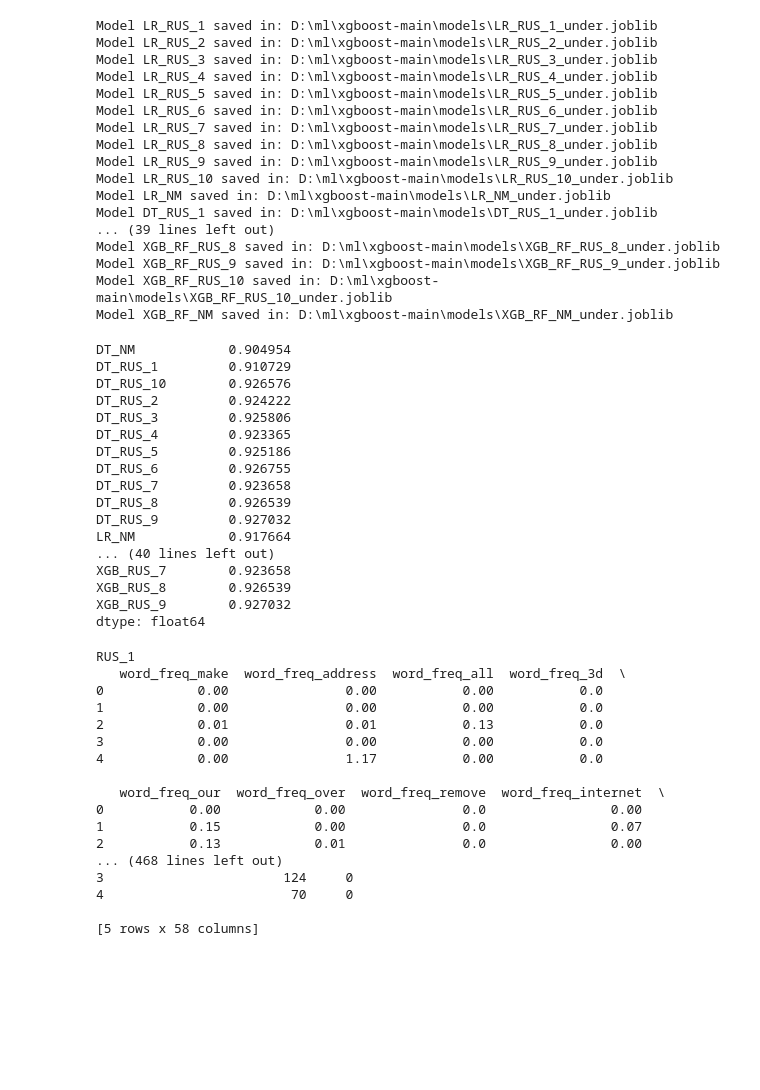
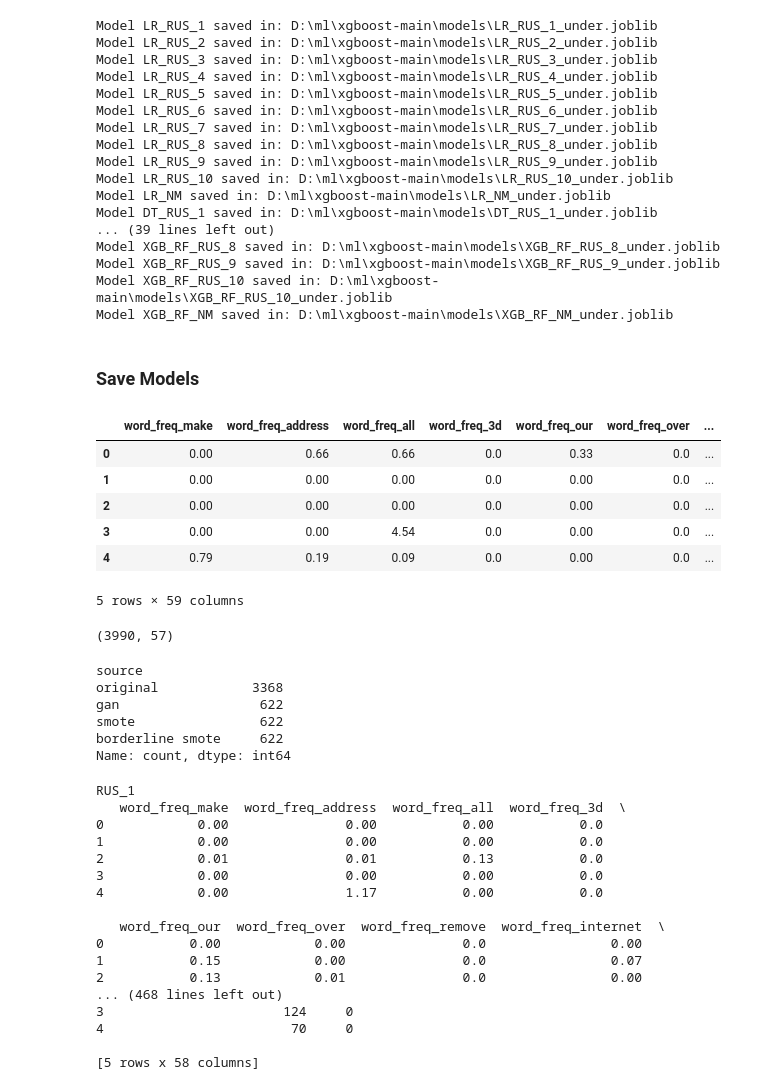
Before and after one commit to BeNNeTTcik/xgboost, a Jupyter notebook: notebooks/spam.ipynb, the cells around one changed output. Drawn from its saved outputs; the diff is of its cells as text; code cells hidden in the pictures; blank space fills up the shorter version.

```diff
--- a/notebooks/spam.ipynb
+++ b/notebooks/spam.ipynb
@@ -1048,4 +1043,6 @@ Model XGB_RF_RUS_8 saved in: D:\ml\xgboost-main\models\XGB_RF_RUS_8_under.joblib
 Model XGB_RF_RUS_9 saved in: D:\ml\xgboost-main\models\XGB_RF_RUS_9_under.joblib
 Model XGB_RF_RUS_10 saved in: D:\ml\xgboost-main\models\XGB_RF_RUS_10_under.joblib
 Model XGB_RF_NM saved in: D:\ml\xgboost-main\models\XGB_RF_NM_under.joblib
+# %% [markdown]
+### Save Models
 # %%
@@ -1053,25 +1049,12 @@ acc_mean = pd.read_excel("D:\\ml\\xgboost-main\\reports\\spambase\\cross_under.x
 with open("slownik.pkl", "wb") as plik:
     pickle.dump(RUS_train, plik)
-# %%
-acc_mean.head()
-columns_to_average = acc_mean.columns[1:]
-average_values = acc_mean[columns_to_average].mean(axis=0)
-print(average_values)
-# %% [output]
-DT_NM            0.904954
-DT_RUS_1         0.910729
-DT_RUS_10        0.926576
-DT_RUS_2         0.924222
-DT_RUS_3         0.925806
-DT_RUS_4         0.923365
-DT_RUS_5         0.925186
-DT_RUS_6         0.926755
-DT_RUS_7         0.923658
-DT_RUS_8         0.926539
-DT_RUS_9         0.927032
-LR_NM            0.917664
-... (40 lines left out)
-XGB_RUS_7        0.923658
-XGB_RUS_8        0.926539
-XGB_RUS_9        0.927032
-dtype: float64
+# %%
+df_original.head()
+# %% [output]
+|  | word_freq_make | word_freq_address | word_freq_all | word_freq_3d | word_freq_our | word_freq_over | ... |
+| 0 | 0.00 | 0.66 | 0.66 | 0.0 | 0.33 | 0.0 | ... |
+| 1 | 0.00 | 0.00 | 0.00 | 0.0 | 0.00 | 0.0 | ... |
+| 2 | 0.00 | 0.00 | 0.00 | 0.0 | 0.00 | 0.0 | ... |
+| 3 | 0.00 | 0.00 | 4.54 | 0.0 | 0.00 | 0.0 | ... |
+| 4 | 0.79 | 0.19 | 0.09 | 0.0 | 0.00 | 0.0 | ... |
+5 rows × 59 columns
@@ -1078,2 +1071,17 @@ dtype: float64
+# %%
+X_RUS_1.shape
+# %% [output]
+(3990, 57)
+# %%
+sum_data_NM.head()
+original_source_distribution = sum_data_NM['source'].value_counts()
+print(original_source_distribution)
+# %% [output]
+source
+original            3368
+gan                  622
+smote                622
+borderline smote     622
+Name: count, dtype: int64
 # %%
 data_resampled = {
```
Also changed, not shown: parts of 5 cells of this notebook, 3 other files.
